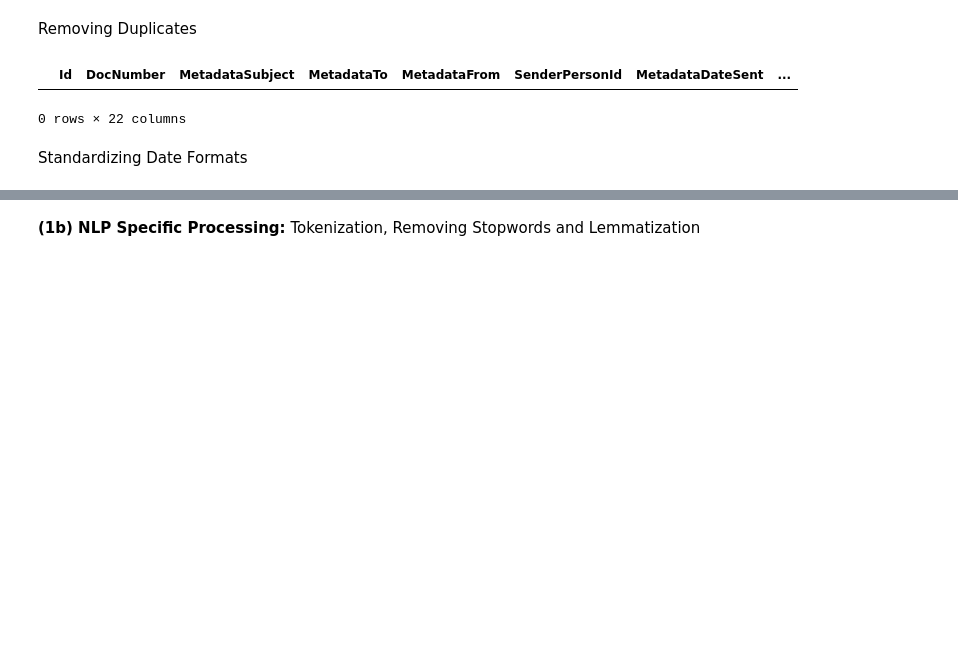
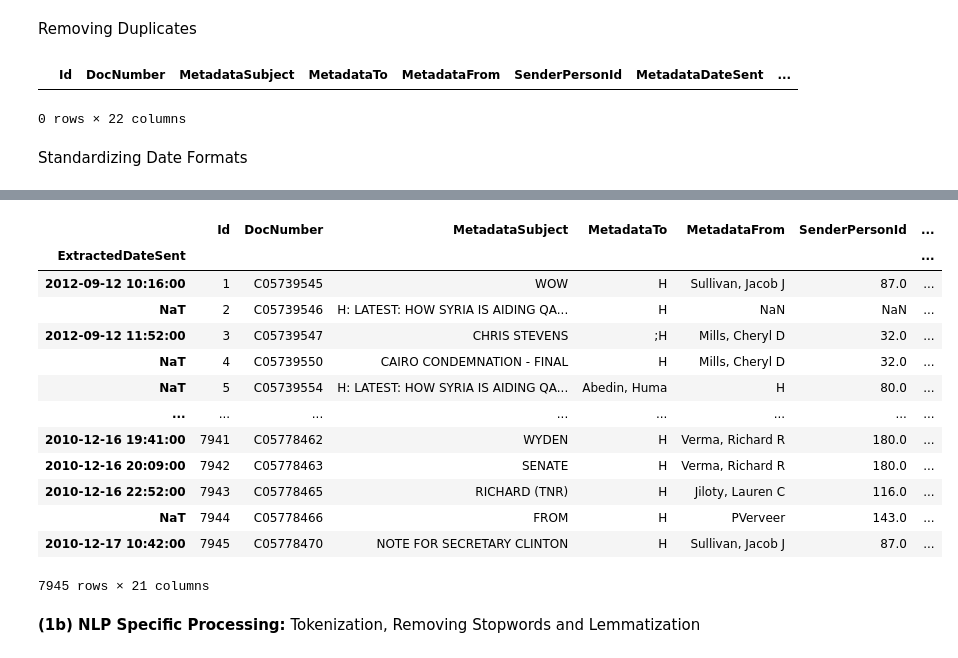
Before and after one commit to PillowPanda/DATA340_HW0, a Jupyter notebook: PS2_notebook.ipynb, the cells around one changed output, grey strips where cells are left out. Saved outputs shown, nothing was run; the diff lists cells and outputs as text; code cells hidden in the pictures; blank space fills up the shorter version.

```diff
--- a/PS2_notebook.ipynb
+++ b/PS2_notebook.ipynb
@@ -89,3 +95,20 @@ print(released_dates)
+# %%
+emails
+# %% [output]
+|  | Id | DocNumber | MetadataSubject | MetadataTo | MetadataFrom | SenderPersonId | ... |
+| ExtractedDateSent |  |  |  |  |  |  | ... |
+| 2012-09-12 10:16:00 | 1 | C05739545 | WOW | H | Sullivan, Jacob J | 87.0 | ... |
+| NaT | 2 | C05739546 | H: LATEST: HOW SYRIA IS AIDING QA... | H | NaN | NaN | ... |
+| 2012-09-12 11:52:00 | 3 | C05739547 | CHRIS STEVENS | ;H | Mills, Cheryl D | 32.0 | ... |
+| NaT | 4 | C05739550 | CAIRO CONDEMNATION - FINAL | H | Mills, Cheryl D | 32.0 | ... |
+| NaT | 5 | C05739554 | H: LATEST: HOW SYRIA IS AIDING QA... | Abedin, Huma | H | 80.0 | ... |
+| ... | ... | ... | ... | ... | ... | ... | ... |
+| 2010-12-16 19:41:00 | 7941 | C05778462 | WYDEN | H | Verma, Richard R | 180.0 | ... |
+| 2010-12-16 20:09:00 | 7942 | C05778463 | SENATE | H | Verma, Richard R | 180.0 | ... |
+| 2010-12-16 22:52:00 | 7943 | C05778465 | RICHARD (TNR) | H | Jiloty, Lauren C | 116.0 | ... |
+| NaT | 7944 | C05778466 | FROM | H | PVerveer | 143.0 | ... |
+| 2010-12-17 10:42:00 | 7945 | C05778470 | NOTE FOR SECRETARY CLINTON | H | Sullivan, Jacob J | 87.0 | ... |
+7945 rows × 21 columns
 # %% [markdown]
 **(1b) NLP Specific Processing:** Tokenization, Removing Stopwords and Lemmatization
 # %%
```
Also changed, not shown: parts of 30 cells of this notebook.
